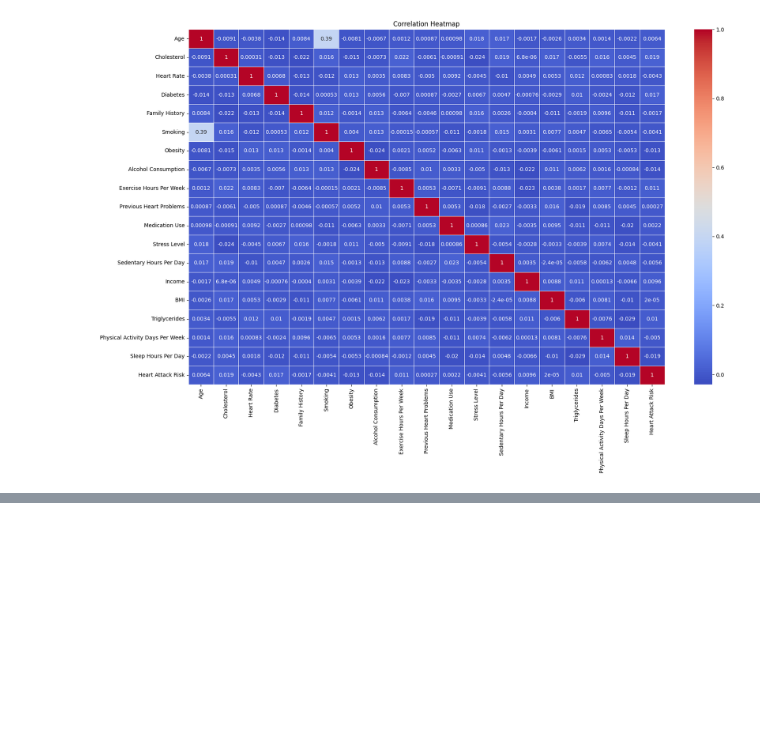
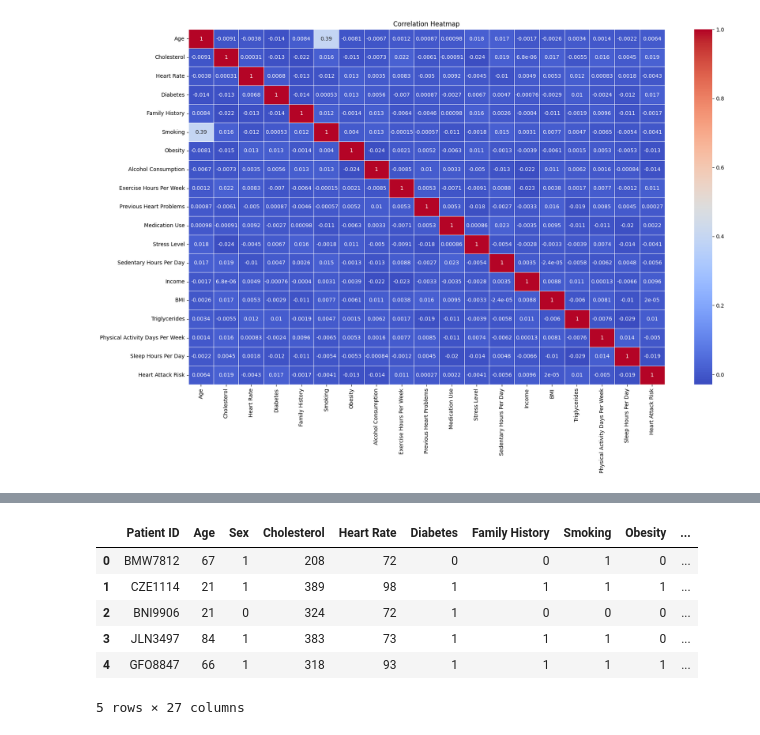
Before and after one commit to Akila-Prabath/Heart-Attack-Predictor, a Jupyter notebook: notebooks/FC212042_Sudesh/risk_predictor.ipynb, the cells around one changed output, grey strips where cells are left out. Cells and saved outputs as stored; diff of their text form; code cells hidden in the pictures; blank space fills up the shorter version.

```diff
--- a/notebooks/FC212042_Sudesh/risk_predictor.ipynb
+++ b/notebooks/FC212042_Sudesh/risk_predictor.ipynb
@@ -202,0 +219,9 @@ plt.show()
+# %%
+data['Blood Pressure'] = data['Blood Pressure'].astype(str)
+bp_split = data['Blood Pressure'].str.split('/', expand=True)
+# %%
+data['Systolic_BP'] = pd.to_numeric(bp_split.iloc[:, 0], errors='coerce')
+data['Diastolic_BP'] = pd.to_numeric(bp_split.iloc[:, 1], errors='coerce')
+# %%
+data.drop(columns=['Blood Pressure'], inplace=True)
+data[['Systolic_BP', 'Diastolic_BP']].head()
@@ -202,0 +235,6 @@ plt.show()
+# %%
+# Encode Sex
+data['Sex'] = label_encoder.fit_transform(data['Sex'])
+
+# Encode Diet
+data['Diet'] = label_encoder.fit_transform(data['Diet'])
@@ -202,0 +250,10 @@ plt.show()
+# %%
+data.head()
+# %% [output]
+|  | Patient ID | Age | Sex | Cholesterol | Heart Rate | Diabetes | Family History | Smoking | Obesity | ... |
+| 0 | BMW7812 | 67 | 1 | 208 | 72 | 0 | 0 | 1 | 0 | ... |
+| 1 | CZE1114 | 21 | 1 | 389 | 98 | 1 | 1 | 1 | 1 | ... |
+| 2 | BNI9906 | 21 | 0 | 324 | 72 | 1 | 0 | 0 | 0 | ... |
+| 3 | JLN3497 | 84 | 1 | 383 | 73 | 1 | 1 | 1 | 0 | ... |
+| 4 | GFO8847 | 66 | 1 | 318 | 93 | 1 | 1 | 1 | 1 | ... |
+5 rows × 27 columns
```
Also changed, not shown: parts of 8 cells of this notebook, 1 other file.
